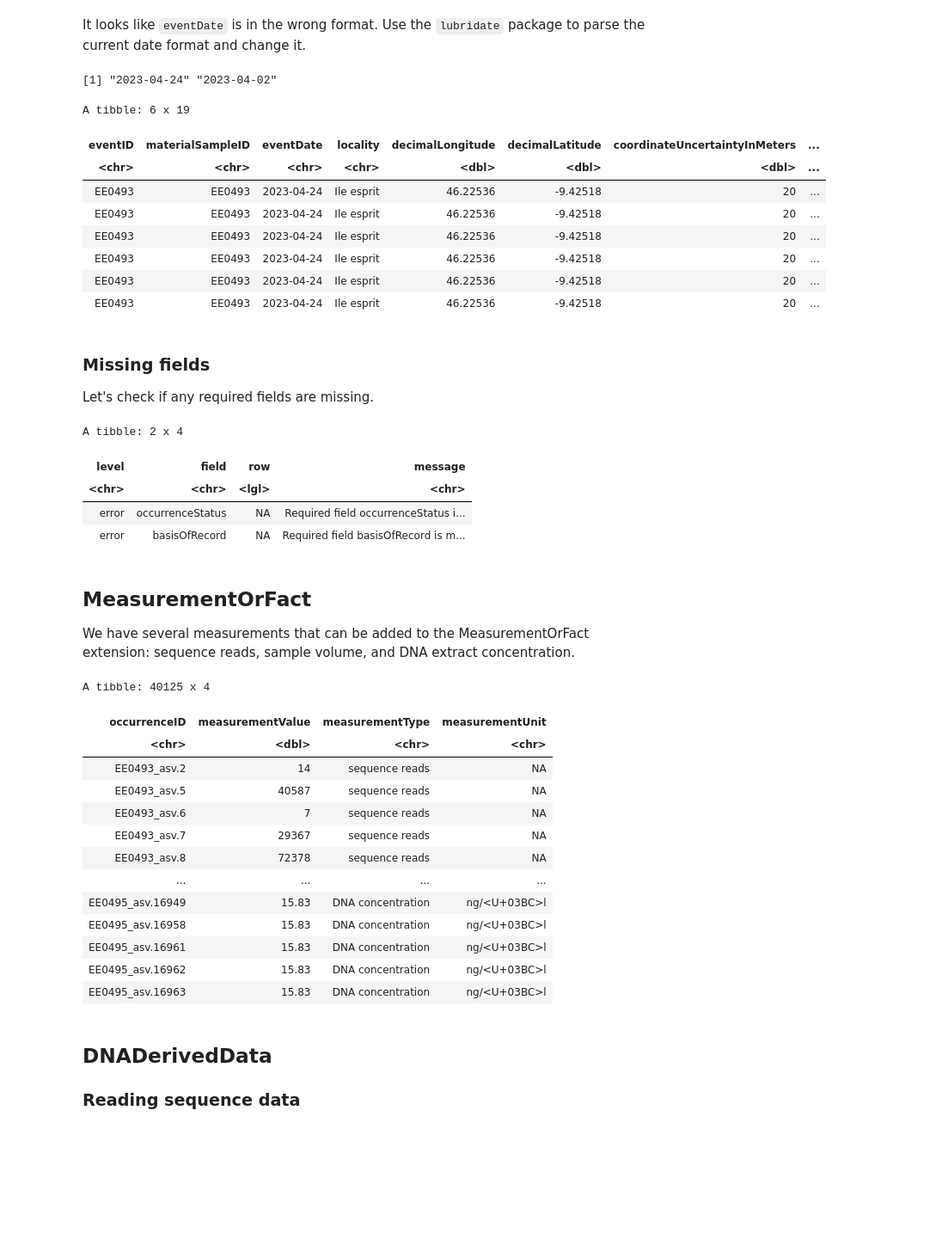
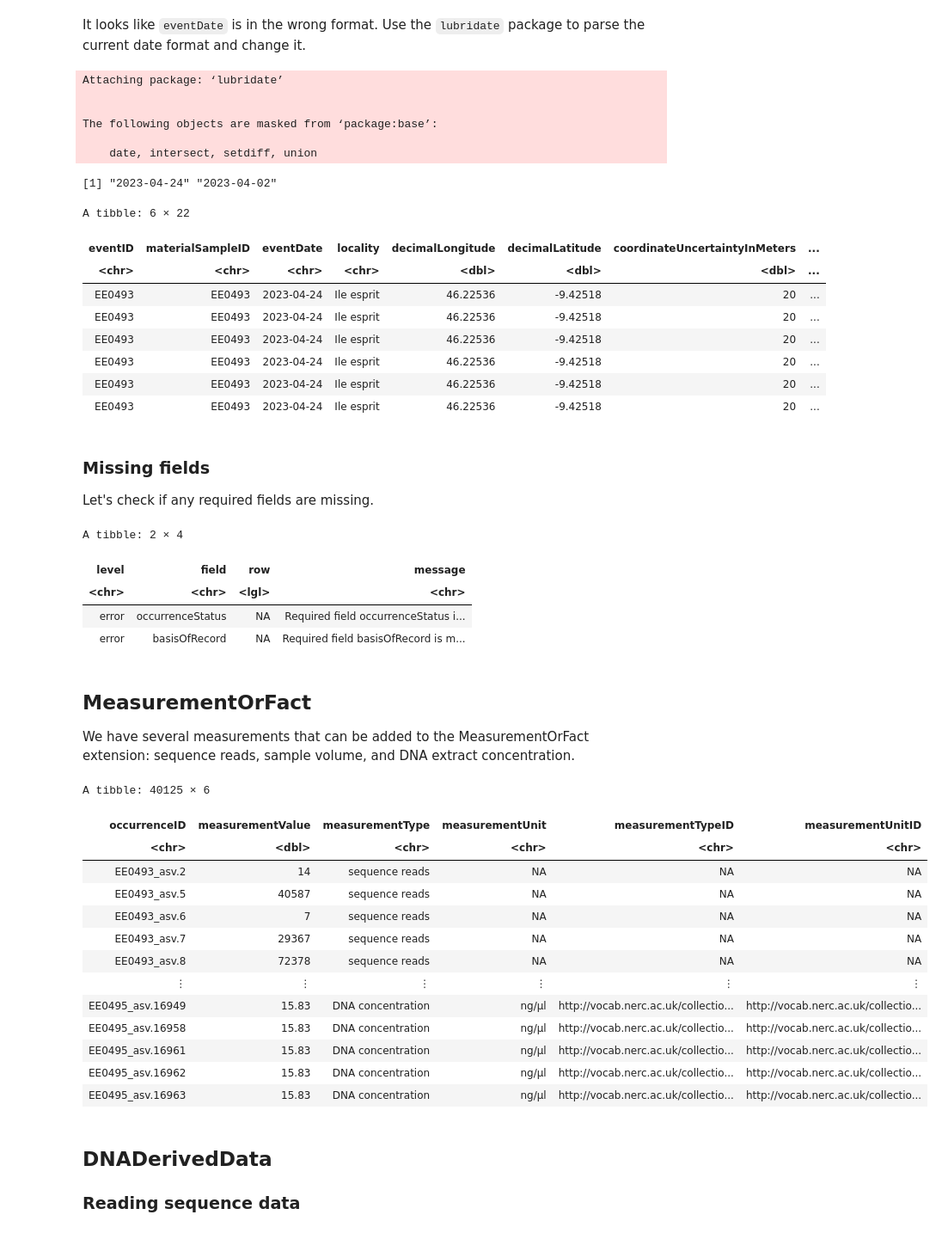
Before and after one commit to iobis/sg-12-dataset, a Jupyter notebook: scripts/pieter.ipynb, the cells around one changed output. Shown at 86% size. Drawn from its saved outputs; the diff is of its cells as text; code cells hidden in the pictures; blank space fills up the shorter version.

Commit message:
better vocab usage

```diff
--- a/scripts/pieter.ipynb
+++ b/scripts/pieter.ipynb
@@ -118,8 +131,11 @@ event <- samples %>%
         decimalLatitude = area_latitude,
         coordinateUncertaintyInMeters = area_uncertainty,
         higherGeography = parent_area_name,
+        minimumDepthInMeters = depth,
+        maximumDepthInMeters = depth,
         sampleSizeValue = size,
-        dna
+        dna,
+        temperature
     ) %>%
     mutate(sampleSizeUnit = "ml")
 event
@@ -413,11 +432,17 @@ occurrence <- occurrence %>%
 
 unique(occurrence$eventDate)
 # %% [output]
-[1] "2023-04-24" "2023-04-02"
+Attaching package: ‘lubridate’
+
+
+The following objects are masked from ‘package:base’:
+
+    date, intersect, setdiff, union
+[1] "2023-04-24" "2023-04-02"
 # %%
 head(occurrence)
 # %% [output]
-A tibble: 6 x 19
+A tibble: 6 × 22
 | eventID | materialSampleID | eventDate | locality | decimalLongitude | decimalLatitude | coordinateUncertaintyInMeters | ... |
 | <chr> | <chr> | <chr> | <chr> | <dbl> | <dbl> | <dbl> | ... |
 | EE0493 | EE0493 | 2023-04-24 | Ile esprit | 46.22536 | -9.42518 | 20 | ... |
@@ -433,7 +458,7 @@ Let's check if any required fields are missing.
 # %%
 obistools::check_fields(occurrence)
 # %% [output]
-A tibble: 2 x 4
+A tibble: 2 × 4
 | level | field | row | message |
 | <chr> | <chr> | <lgl> | <chr> |
 | error | occurrenceStatus | NA | Required field occurrenceStatus i... |
@@ -451,33 +476,54 @@ We have several measurements that can be added to the MeasurementOrFact extensio
 # %%
 mof_reads <- occurrence %>%
     select(occurrenceID, measurementValue = organismQuantity) %>%
-    mutate(measurementType = "sequence reads")
+    mutate(
+        measurementType = "sequence reads"
+    )
 
 mof_samplesize <- occurrence %>%
     select(occurrenceID, measurementValue = sampleSizeValue, measurementUnit = sampleSizeUnit) %>%
-    mutate(measurementType = "sample size")
+    mutate(
+        measurementType = "sample size",
+        measurementTypeID = "http://vocab.nerc.ac.uk/collection/P01/current/VOLWBSMP/",
+        measurementUnit = "ml",
+        measurementUnitID = "http://vocab.nerc.ac.uk/collection/P06/current/VVML/"
+    )
 
 mof_dna <- occurrence %>%
     select(occurrenceID, measurementValue = dna) %>%
-    mutate(measurementType = "DNA concentration", measurementUnit = "ng/μl")
+    mutate(
+        measurementType = "DNA concentration",
+        measurementTypeID = "http://vocab.nerc.ac.uk/collection/P01/current/A260DNAX/",
+        measurementUnit = "ng/μl",
+        measurementUnitID = "http://vocab.nerc.ac.uk/collection/P06/current/UNUL/"
+    )
+
+mof_temperature <- occurrence %>%
+    select(occurrenceID, measurementValue = temperature) %>%
+    mutate(
+        measurementType = "seawater temperature",
+        measurementTypeID = "http://vocab.nerc.ac.uk/collection/P01/current/TEMPPR01/",
+        measurementUnit = "degrees Celsius",
+        measurementUnitID = "http://vocab.nerc.ac.uk/collection/P06/current/UPAA/"
+    )
 
 mof <- bind_rows(mof_reads, mof_samplesize, mof_dna)
 mof
 # %% [output]
-A tibble: 40125 x 4
+A tibble: 40125 × 6
-| occurrenceID | measurementValue | measurementType | measurementUnit |
-| <chr> | <dbl> | <chr> | <chr> |
-| EE0493_asv.2 | 14 | sequence reads | NA |
-| EE0493_asv.5 | 40587 | sequence reads | NA |
-| EE0493_asv.6 | 7 | sequence reads | NA |
-| EE0493_asv.7 | 29367 | sequence reads | NA |
-| EE0493_asv.8 | 72378 | sequence reads | NA |
-| ... | ... | ... | ... |
-| EE0495_asv.16949 | 15.83 | DNA concentration | ng/<U+03BC>l |
-| EE0495_asv.16958 | 15.83 | DNA concentration | ng/<U+03BC>l |
-| EE0495_asv.16961 | 15.83 | DNA concentration | ng/<U+03BC>l |
-| EE0495_asv.16962 | 15.83 | DNA concentration | ng/<U+03BC>l |
-| EE0495_asv.16963 | 15.83 | DNA concentration | ng/<U+03BC>l |
+| occurrenceID | measurementValue | measurementType | measurementUnit | measurementTypeID | measurementUnitID |
+| <chr> | <dbl> | <chr> | <chr> | <chr> | <chr> |
+| EE0493_asv.2 | 14 | sequence reads | NA | NA | NA |
+| EE0493_asv.5 | 40587 | sequence reads | NA | NA | NA |
+| EE0493_asv.6 | 7 | sequence reads | NA | NA | NA |
+| EE0493_asv.7 | 29367 | sequence reads | NA | NA | NA |
+| EE0493_asv.8 | 72378 | sequence reads | NA | NA | NA |
+| ⋮ | ⋮ | ⋮ | ⋮ | ⋮ | ⋮ |
+| EE0495_asv.16949 | 15.83 | DNA concentration | ng/μl | http://vocab.nerc.ac.uk/collectio... | http://vocab.nerc.ac.uk/collectio... |
+| EE0495_asv.16958 | 15.83 | DNA concentration | ng/μl | http://vocab.nerc.ac.uk/collectio... | http://vocab.nerc.ac.uk/collectio... |
+| EE0495_asv.16961 | 15.83 | DNA concentration | ng/μl | http://vocab.nerc.ac.uk/collectio... | http://vocab.nerc.ac.uk/collectio... |
+| EE0495_asv.16962 | 15.83 | DNA concentration | ng/μl | http://vocab.nerc.ac.uk/collectio... | http://vocab.nerc.ac.uk/collectio... |
+| EE0495_asv.16963 | 15.83 | DNA concentration | ng/μl | http://vocab.nerc.ac.uk/collectio... | http://vocab.nerc.ac.uk/collectio... |
 # %% [markdown]
 ## DNADerivedData
 ### Reading sequence data
```
Also changed, not shown: parts of 21 cells of this notebook.
